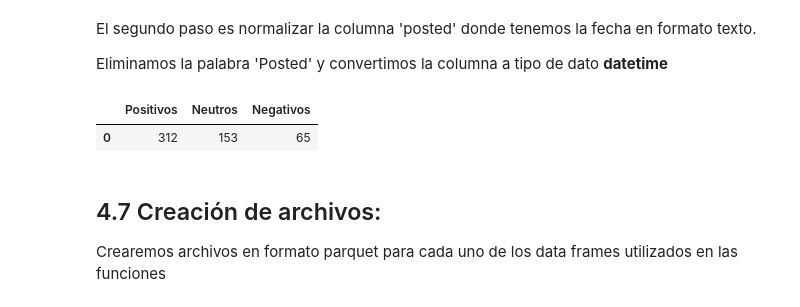
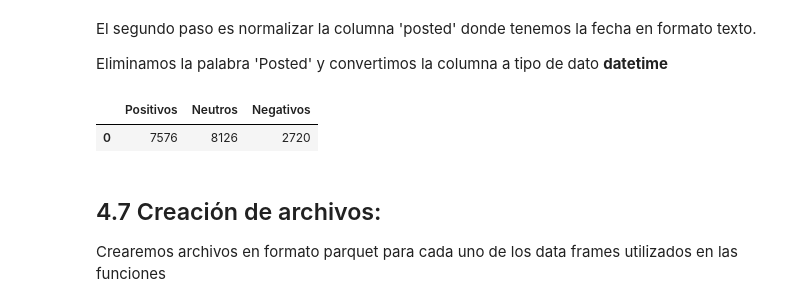
Before and after one commit to JPBertonee/PI_MLOps_Henry, a Jupyter notebook: Desarrollo.ipynb, the cells around one changed output. Saved outputs shown, nothing was run; the diff lists cells and outputs as text; code cells hidden in the pictures.

```diff
--- a/Desarrollo.ipynb
+++ b/Desarrollo.ipynb
@@ -418,4 +418,3 @@ df_games_full['id'] = df_games_full['id'].astype(float)
 df_items_full['item_id'] = df_items_full['item_id'].astype(float)
 # %%
 df_items_full.drop_duplicates(inplace=True)
-df_items_full.drop(columns=['steam_id','user_url'],inplace=True)
@@ -438,3 +421,8 @@ df_items_full
+# %%
+df_items_full.drop(columns=['playtime_2weeks', 'steam_id', 'item_name'],axis=1,inplace=True)
+# %%
+df_items_full.dropna(inplace=True)
+df_items_full.drop_duplicates(inplace=True)
 # %%
 # Hacemos la union entre los dos dataframes usando como columnas claves la llamada 'item_id' e 'id'.
 df_items_games = df_items_full.merge(df_games_full, left_on='item_id', right_on='id', how='left')
@@ -905,10 +887,10 @@ def sentiment_analysis(anio):
 
     return resultado
 # %%
-sentiment_analysis(2011)
+sentiment_analysis(2015)
 # %% [output]
 |  | Positivos | Neutros | Negativos |
-| 0 | 312 | 153 | 65 |
+| 0 | 7576 | 8126 | 2720 |
 # %% [markdown]
 ## 4.7 Creación de archivos:
 
```
Also changed, not shown: parts of 26 cells of this notebook, 7 other files.
